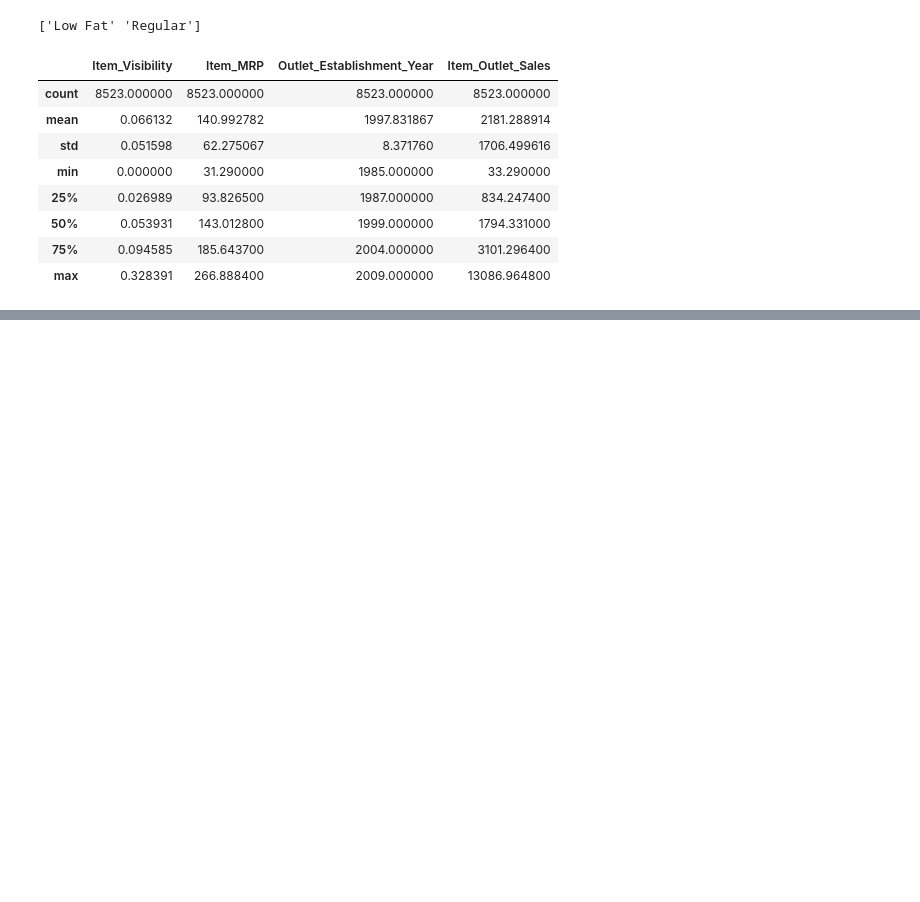
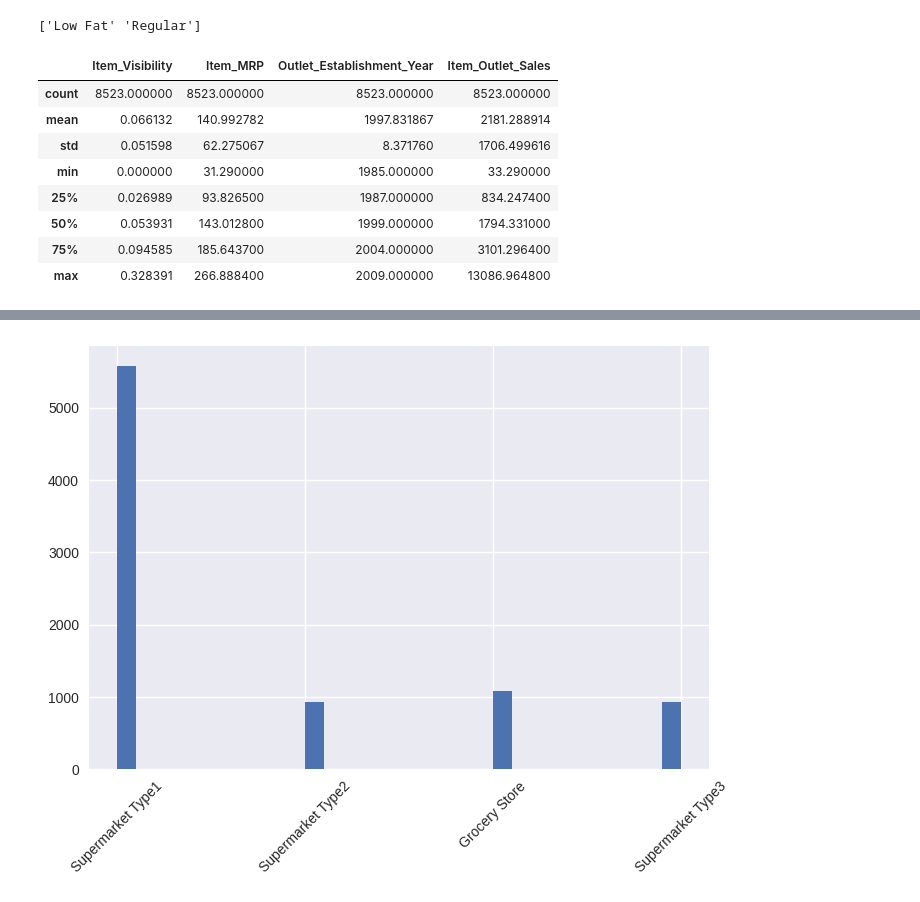
Before and after one commit to jabbautista/Food-Sales-Prediction, a Jupyter notebook: Pandas_(Sales_Prediction).ipynb, the cells around one changed output, grey strips where cells are left out. Cells and saved outputs as stored; diff of their text form; code cells hidden in the pictures; blank space fills up the shorter version.

```diff
--- a/Pandas_(Sales_Prediction).ipynb
+++ b/Pandas_(Sales_Prediction).ipynb
@@ -145,0 +171,8 @@ df.describe()
+# %%
+plt.style.use('seaborn');
+df['Outlet_Type'].hist(bins = 30);
+plt.xticks(rotation = 45);
+
+# Supermarket type 1 is more than half of all transactions
+# %% [output]
+[figure, added]
```
Also changed, not shown: parts of 9 cells of this notebook.
